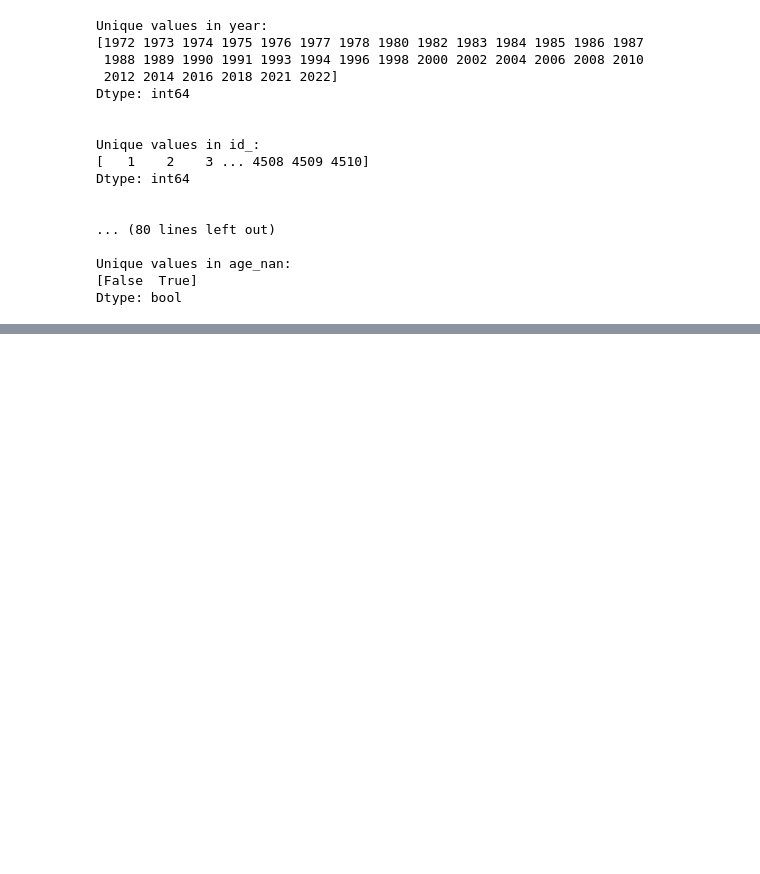
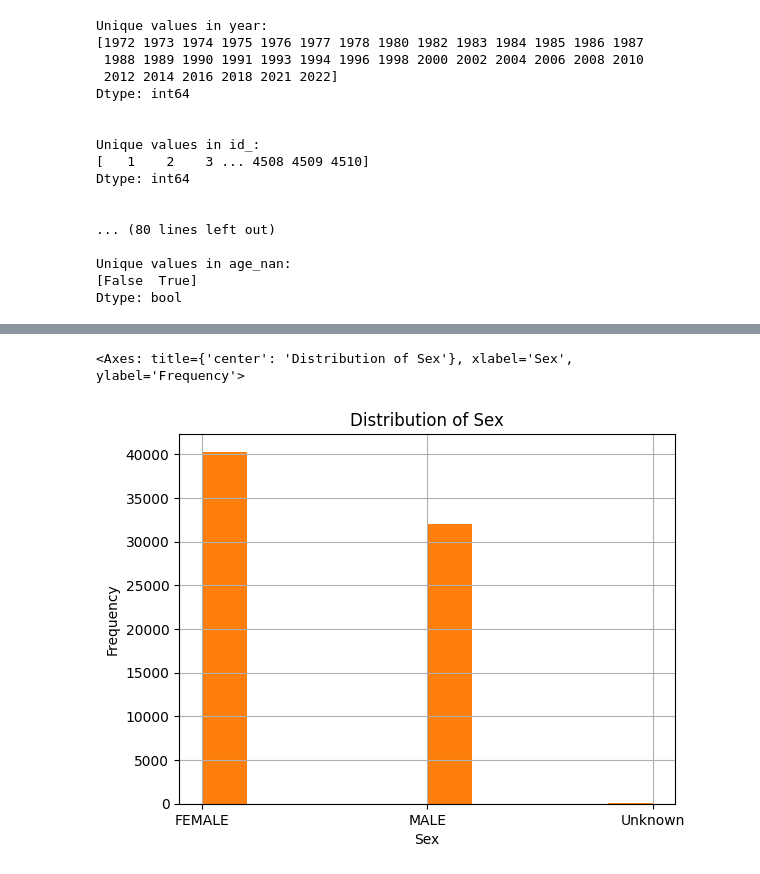
Before and after one commit to alaplace17/EDA, a Jupyter notebook: lab/gss.ipynb, the cells around one changed output, grey strips where cells are left out. Saved outputs shown, nothing was run; the diff lists cells and outputs as text; code cells hidden in the pictures; blank space fills up the shorter version.

```diff
--- a/lab/gss.ipynb
+++ b/lab/gss.ipynb
@@ -435,0 +488,10 @@ Dtype: bool
+# %%
+var = 'sex'
+df[var].hist()
+plt.xlabel(var.capitalize())
+plt.ylabel('Frequency')
+plt.title('Distribution of ' + var.capitalize())
+df[var].hist()
+# %% [output]
+<Axes: title={'center': 'Distribution of Sex'}, xlabel='Sex', ylabel='Frequency'>
+[figure, added]
```
Also changed, not shown: parts of 41 cells of this notebook.
